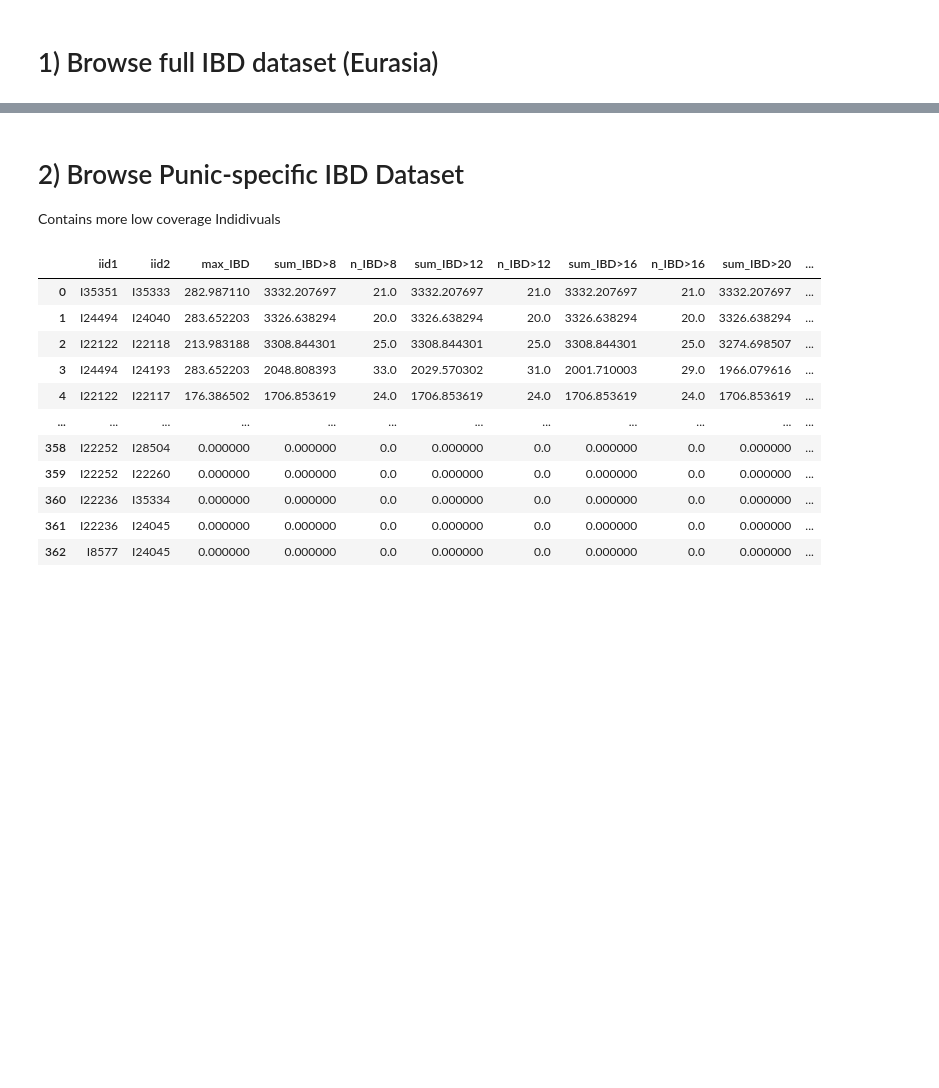
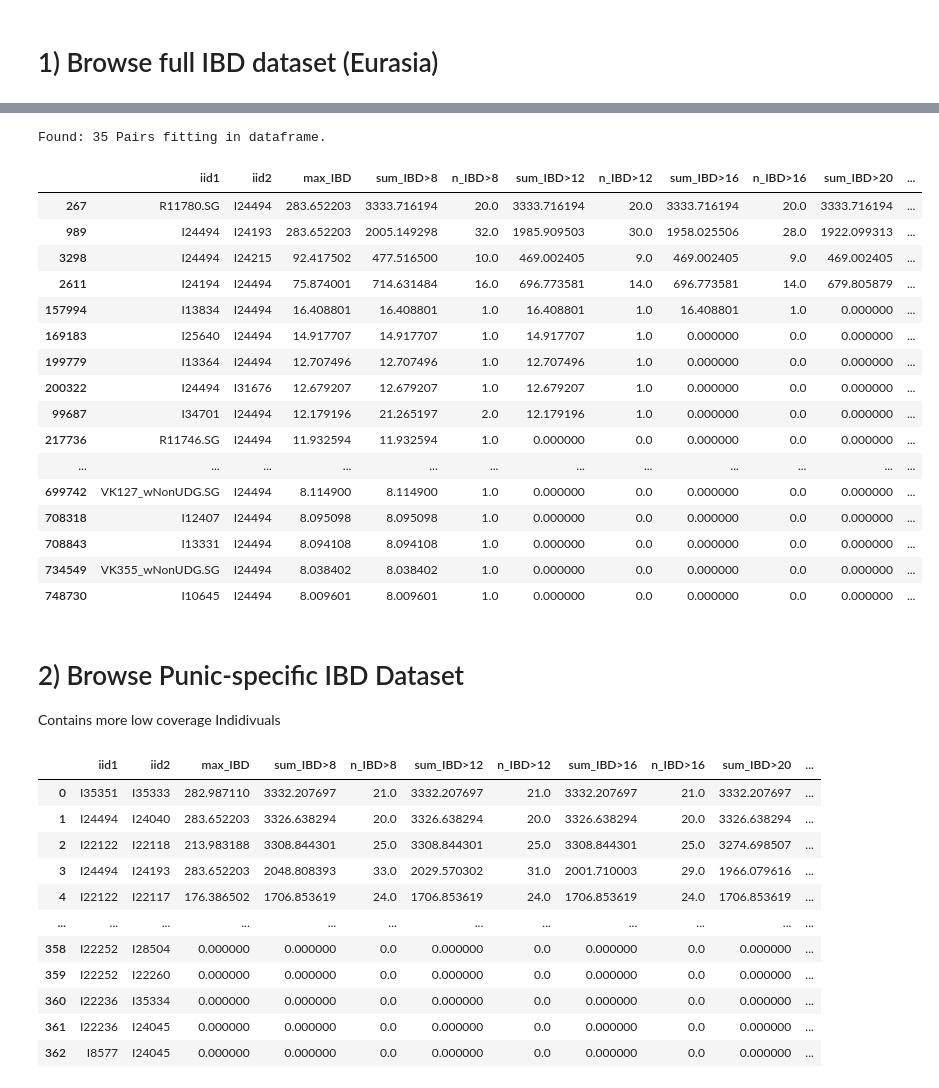
Before and after one commit to hringbauer/punic_aDNA, a Jupyter notebook: notebooks/ibd/browse_punic_IBD.ipynb, the cells around one changed output, grey strips where cells are left out. Cells and saved outputs as stored; diff of their text form; code cells hidden in the pictures; blank space fills up the shorter version.

```diff
--- a/notebooks/ibd/browse_punic_IBD.ipynb
+++ b/notebooks/ibd/browse_punic_IBD.ipynb
@@ -53,3 +72,24 @@ give_sub_df(df, pop1='Carthage', pop2='', col='loc').sort_values(by="max_IBD", a
+# %%
+give_sub_df(df, pop1='I24494', pop2='', col='iid').sort_values(by="max_IBD", ascending=False)[:50]
+# %% [output]
+Found: 35 Pairs fitting in dataframe.
+|  | iid1 | iid2 | max_IBD | sum_IBD>8 | n_IBD>8 | sum_IBD>12 | n_IBD>12 | sum_IBD>16 | n_IBD>16 | sum_IBD>20 | ... |
+| 267 | R11780.SG | I24494 | 283.652203 | 3333.716194 | 20.0 | 3333.716194 | 20.0 | 3333.716194 | 20.0 | 3333.716194 | ... |
+| 989 | I24494 | I24193 | 283.652203 | 2005.149298 | 32.0 | 1985.909503 | 30.0 | 1958.025506 | 28.0 | 1922.099313 | ... |
+| 3298 | I24494 | I24215 | 92.417502 | 477.516500 | 10.0 | 469.002405 | 9.0 | 469.002405 | 9.0 | 469.002405 | ... |
+| 2611 | I24194 | I24494 | 75.874001 | 714.631484 | 16.0 | 696.773581 | 14.0 | 696.773581 | 14.0 | 679.805879 | ... |
+| 157994 | I13834 | I24494 | 16.408801 | 16.408801 | 1.0 | 16.408801 | 1.0 | 16.408801 | 1.0 | 0.000000 | ... |
+| 169183 | I25640 | I24494 | 14.917707 | 14.917707 | 1.0 | 14.917707 | 1.0 | 0.000000 | 0.0 | 0.000000 | ... |
+| 199779 | I13364 | I24494 | 12.707496 | 12.707496 | 1.0 | 12.707496 | 1.0 | 0.000000 | 0.0 | 0.000000 | ... |
+| 200322 | I24494 | I31676 | 12.679207 | 12.679207 | 1.0 | 12.679207 | 1.0 | 0.000000 | 0.0 | 0.000000 | ... |
+| 99687 | I34701 | I24494 | 12.179196 | 21.265197 | 2.0 | 12.179196 | 1.0 | 0.000000 | 0.0 | 0.000000 | ... |
+| 217736 | R11746.SG | I24494 | 11.932594 | 11.932594 | 1.0 | 0.000000 | 0.0 | 0.000000 | 0.0 | 0.000000 | ... |
+| ... | ... | ... | ... | ... | ... | ... | ... | ... | ... | ... | ... |
+| 699742 | VK127_wNonUDG.SG | I24494 | 8.114900 | 8.114900 | 1.0 | 0.000000 | 0.0 | 0.000000 | 0.0 | 0.000000 | ... |
+| 708318 | I12407 | I24494 | 8.095098 | 8.095098 | 1.0 | 0.000000 | 0.0 | 0.000000 | 0.0 | 0.000000 | ... |
+| 708843 | I13331 | I24494 | 8.094108 | 8.094108 | 1.0 | 0.000000 | 0.0 | 0.000000 | 0.0 | 0.000000 | ... |
+| 734549 | VK355_wNonUDG.SG | I24494 | 8.038402 | 8.038402 | 1.0 | 0.000000 | 0.0 | 0.000000 | 0.0 | 0.000000 | ... |
+| 748730 | I10645 | I24494 | 8.009601 | 8.009601 | 1.0 | 0.000000 | 0.0 | 0.000000 | 0.0 | 0.000000 | ... |
 # %% [markdown]
 # 2) Browse Punic-specific IBD Dataset
 Contains more low coverage Indidivuals
```
Also changed, not shown: parts of 5 cells of this notebook, 1 other file.
